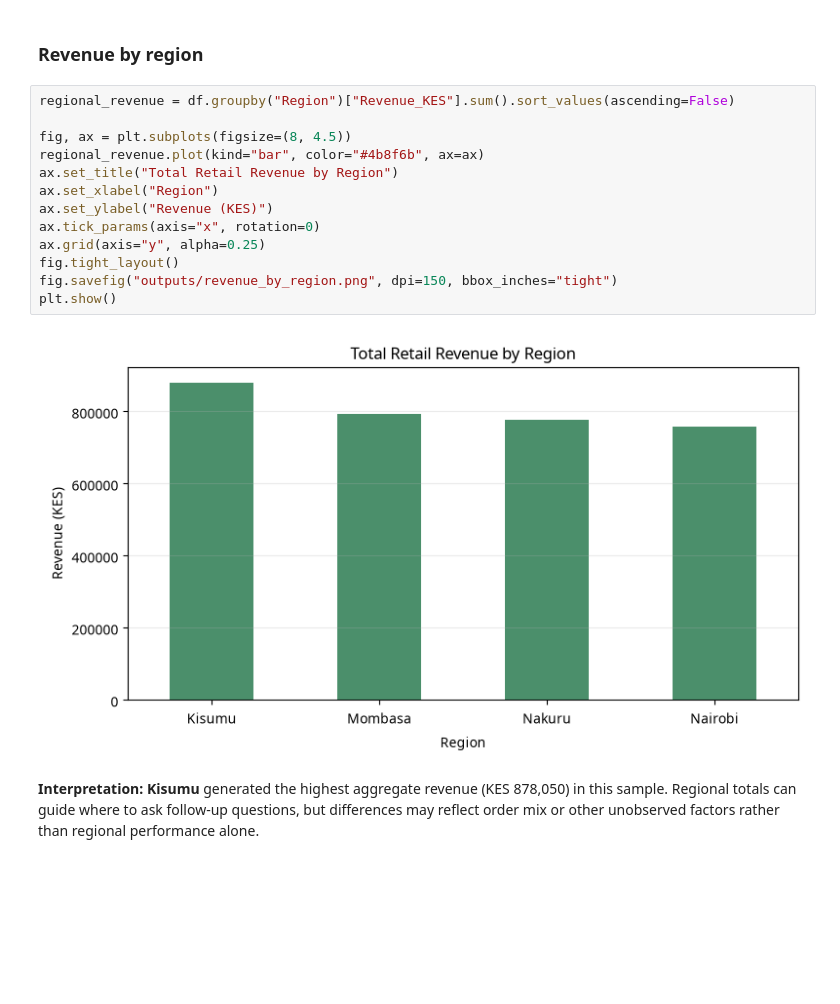
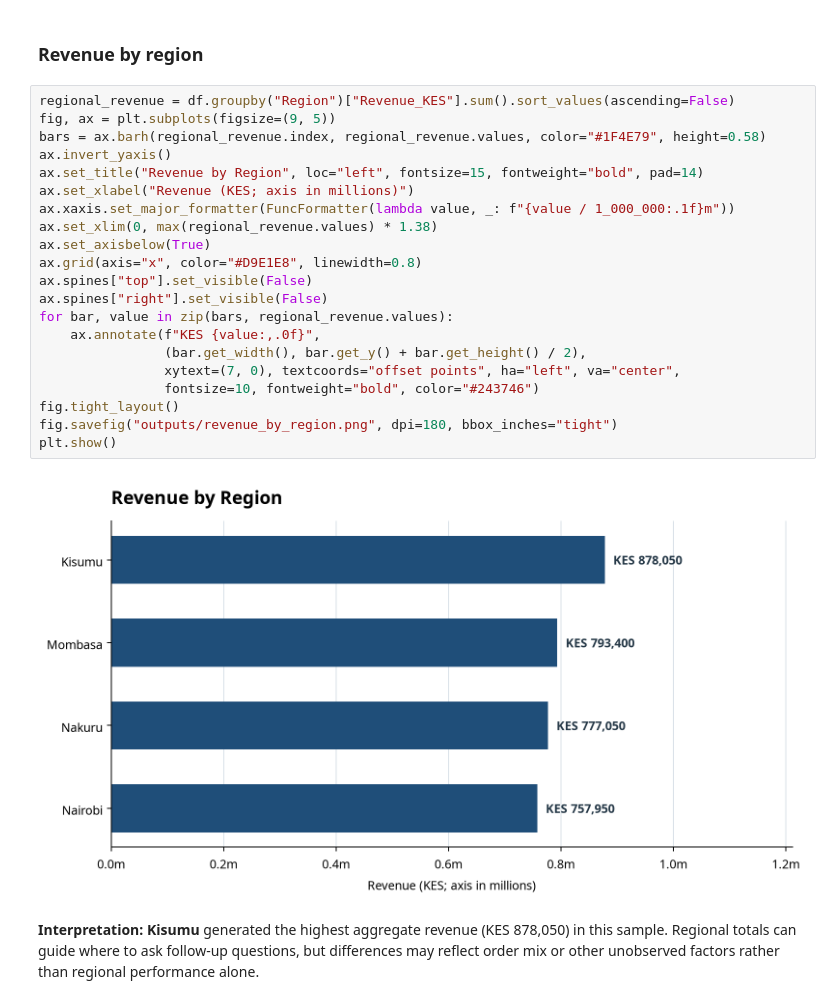
Before and after one commit to tmwakisha/DSA2050---DATA-SCIENCE-METHODOLOGIES, a Jupyter notebook: week1_analysis.ipynb, the cells around one changed output. Drawn from its saved outputs; the diff is of its cells as text; blank space fills up the shorter version.

Commit message:
Revise problem framing and management charts

```diff
--- a/week1_analysis.ipynb
+++ b/week1_analysis.ipynb
@@ -122,19 +129,27 @@ plt.show()
 ### Revenue by region
 # %%
 regional_revenue = df.groupby("Region")["Revenue_KES"].sum().sort_values(ascending=False)
-
-fig, ax = plt.subplots(figsize=(8, 4.5))
-regional_revenue.plot(kind="bar", color="#4b8f6b", ax=ax)
-ax.set_title("Total Retail Revenue by Region")
-ax.set_xlabel("Region")
-ax.set_ylabel("Revenue (KES)")
-ax.tick_params(axis="x", rotation=0)
-ax.grid(axis="y", alpha=0.25)
+fig, ax = plt.subplots(figsize=(9, 5))
+bars = ax.barh(regional_revenue.index, regional_revenue.values, color="#1F4E79", height=0.58)
+ax.invert_yaxis()
+ax.set_title("Revenue by Region", loc="left", fontsize=15, fontweight="bold", pad=14)
+ax.set_xlabel("Revenue (KES; axis in millions)")
+ax.xaxis.set_major_formatter(FuncFormatter(lambda value, _: f"{value / 1_000_000:.1f}m"))
+ax.set_xlim(0, max(regional_revenue.values) * 1.38)
+ax.set_axisbelow(True)
+ax.grid(axis="x", color="#D9E1E8", linewidth=0.8)
+ax.spines["top"].set_visible(False)
+ax.spines["right"].set_visible(False)
+for bar, value in zip(bars, regional_revenue.values):
+    ax.annotate(f"KES {value:,.0f}",
+                (bar.get_width(), bar.get_y() + bar.get_height() / 2),
+                xytext=(7, 0), textcoords="offset points", ha="left", va="center",
+                fontsize=10, fontweight="bold", color="#243746")
 fig.tight_layout()
-fig.savefig("outputs/revenue_by_region.png", dpi=150, bbox_inches="tight")
+fig.savefig("outputs/revenue_by_region.png", dpi=180, bbox_inches="tight")
 plt.show()
 # %% [output]
-[figure, old version]
+[figure, new version]
 # %% [markdown]
 **Interpretation:** **Kisumu** generated the highest aggregate revenue (KES 878,050) in this sample. Regional totals can guide where to ask follow-up questions, but differences may reflect order mix or other unobserved factors rather than regional performance alone.
 # %% [markdown]
```
Also changed, not shown: parts of 2 cells of this notebook.
